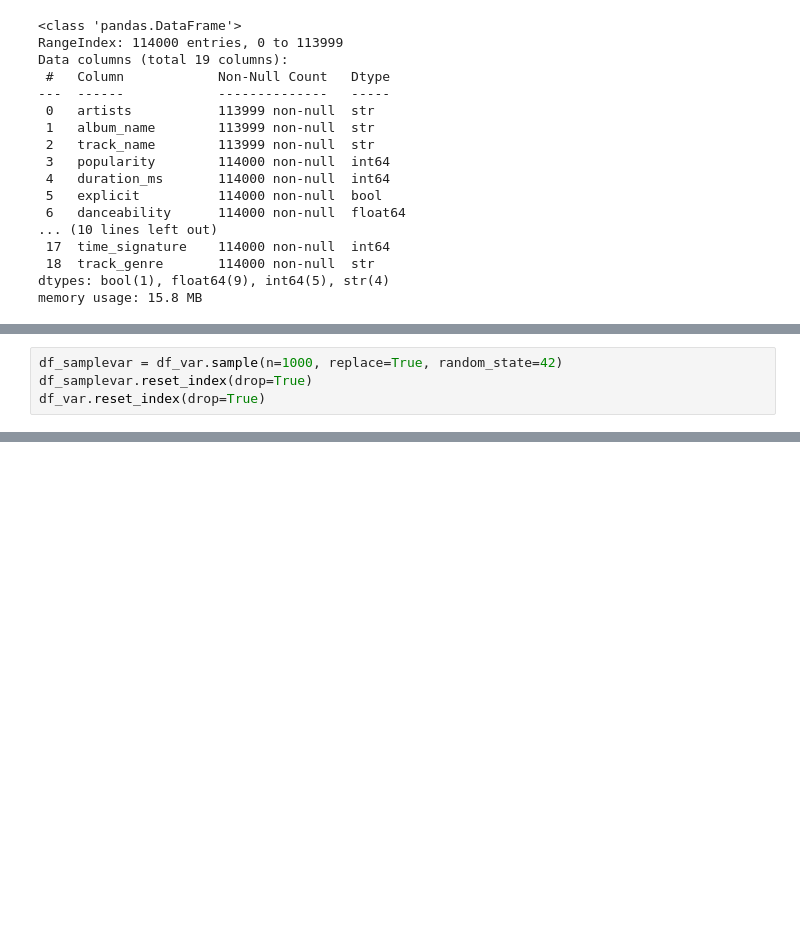
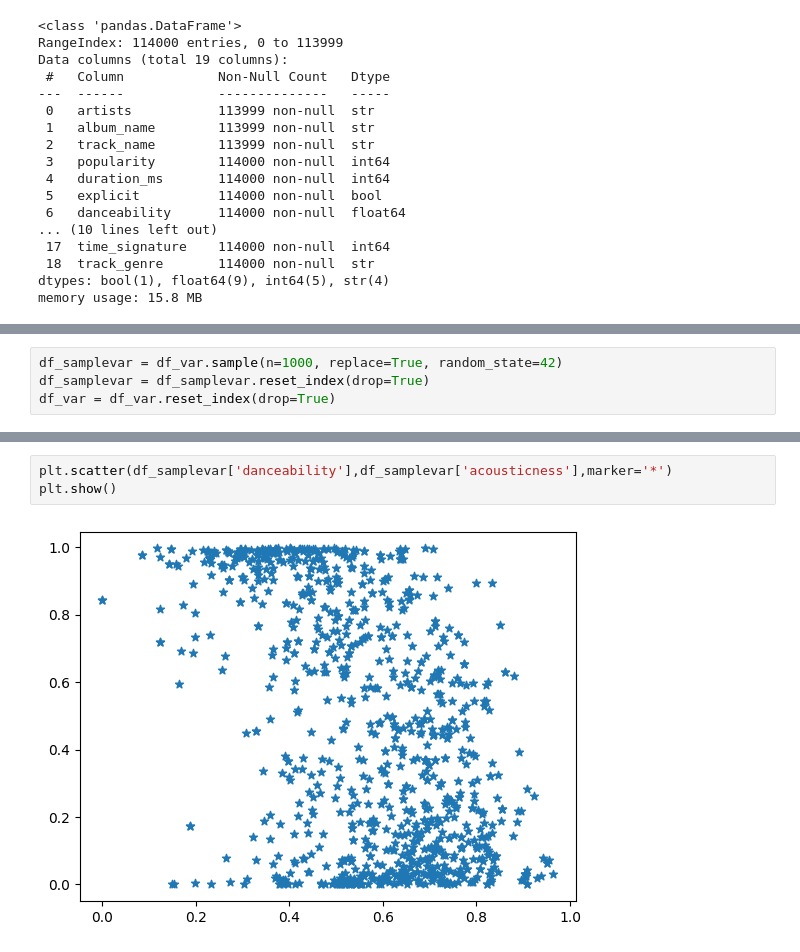
Before and after one commit to SamuAP19/StatsII_project, a Jupyter notebook: Project_StatsII.ipynb, the cells around one changed output, grey strips where cells are left out. Cells and saved outputs as stored; diff of their text form; blank space fills up the shorter version.

```diff
--- a/Project_StatsII.ipynb
+++ b/Project_StatsII.ipynb
@@ -70,4 +70,4 @@ memory usage: 3.4 MB
 # %%
 df_samplevar = df_var.sample(n=1000, replace=True, random_state=42)
-df_samplevar.reset_index(drop=True)
-df_var.reset_index(drop=True)
+df_samplevar = df_samplevar.reset_index(drop=True)
+df_var = df_var.reset_index(drop=True)
@@ -87,0 +90,5 @@ df_var.reset_index(drop=True)
+# %%
+plt.scatter(df_samplevar['danceability'],df_samplevar['acousticness'],marker='*')
+plt.show()
+# %% [output]
+[figure, added]
```
Also changed, not shown: parts of 18 cells of this notebook, 1 other file.
